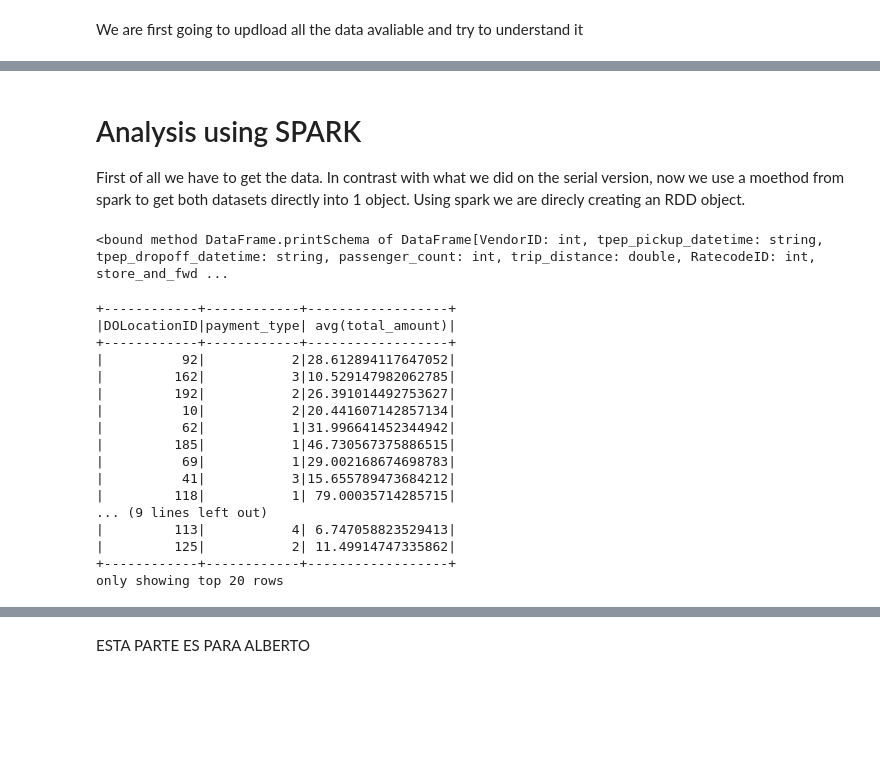
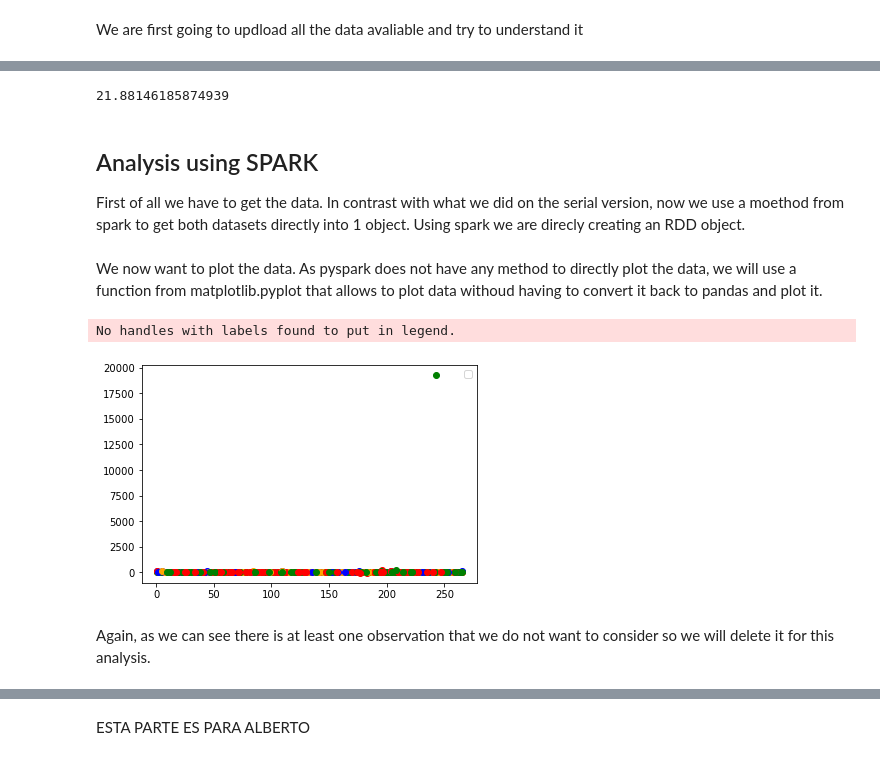
Before and after one commit to ignaac1o/SDComputing_labs, a Jupyter notebook: LAB2/spark_task.ipynb, the cells around one changed output, grey strips where cells are left out. Saved outputs shown, nothing was run; the diff lists cells and outputs as text; code cells hidden in the pictures; blank space fills up the shorter version.

Commit message:
added_plots
With spark

```diff
--- a/LAB2/spark_task.ipynb
+++ b/LAB2/spark_task.ipynb
@@ -84,34 +62,40 @@ We can see that morarles the main payment price is concentrated over the same qu
+# %%
+print(end_serial-start_serial)
+# %% [output]
+21.88146185874939
 # %% [markdown]
-# Analysis using SPARK
+## Analysis using SPARK
 
 First of all we have to get the data. In contrast with what we did on the serial version, now we use a moethod from spark to get both datasets directly into 1 object. Using spark we are direcly creating an RDD object.
 # %%
 from pyspark.sql import SparkSession
+import matplotlib.pyplot as plt
+import seaborn as sns
+import numpy as np
+
 spark = SparkSession.builder.appName("prueba").master("local[*]").getOrCreate()
-
+start2=time.time()
 spark_dataset = spark.read.option("header","true").option("inferSchema","true").csv("DATA/*.csv")
-spark_dataset.printSchema
-# %% [output]
-<bound method DataFrame.printSchema of DataFrame[VendorID: int, tpep_pickup_datetime: string, tpep_dropoff_datetime: string, passenger_count: int, trip_distance: double, RatecodeID: int, store_and_fwd ...
 # %%
 spark_dataset=spark_dataset.select(['DOLocationID','total_amount','payment_type'])
-
-spark_dataset_groupped=spark_dataset.groupBy('DOLocationID','payment_type').avg('total_amount').show()
+spark_dataset_groupped=spark_dataset.groupBy('DOLocationID','payment_type').avg('total_amount')
-# %% [output]
-+------------+------------+------------------+
-|DOLocationID|payment_type| avg(total_amount)|
-+------------+------------+------------------+
-|          92|           2|28.612894117647052|
-|         162|           3|10.529147982062785|
-|         192|           2|26.391014492753627|
-|          10|           2|20.441607142857134|
-|          62|           1|31.996641452344942|
-|         185|           1|46.730567375886515|
-|          69|           1|29.002168674698783|
-|          41|           3|15.655789473684212|
-|         118|           1| 79.00035714285715|
-... (9 lines left out)
-|         113|           4| 6.747058823529413|
-|         125|           2| 11.49914747335862|
-+------------+------------+------------------+
-only showing top 20 rows
+# %% [markdown]
+We now want to plot the data. As pyspark does not have any method to directly plot the data, we will use a function from matplotlib.pyplot that allows to plot data withoud having to convert it back to pandas and plot it.
+# %%
+to_plot=spark_dataset_groupped.collect()
+for i in range(len(to_plot)):
+    if(to_plot[i][1]==1):
+        plt.plot(to_plot[i][0],to_plot[i][2],marker='o',color="blue")
+    elif(to_plot[i][1]==2):
+        plt.plot(to_plot[i][0],to_plot[i][2],marker='o',color="orange")
+    elif(to_plot[i][1]==3):
+        plt.plot(to_plot[i][0],to_plot[i][2],marker='o',color="green")
+    else:
+        plt.plot(to_plot[i][0],to_plot[i][2],marker='o',color="red")
+plt.legend()
+plt.show()
+# %% [output]
+No handles with labels found to put in legend.
+[figure, added]
+# %% [markdown]
+Again, as we can see there is at least one observation that we do not want to consider so we will delete it for this analysis.
```
Also changed, not shown: parts of 16 cells of this notebook.
